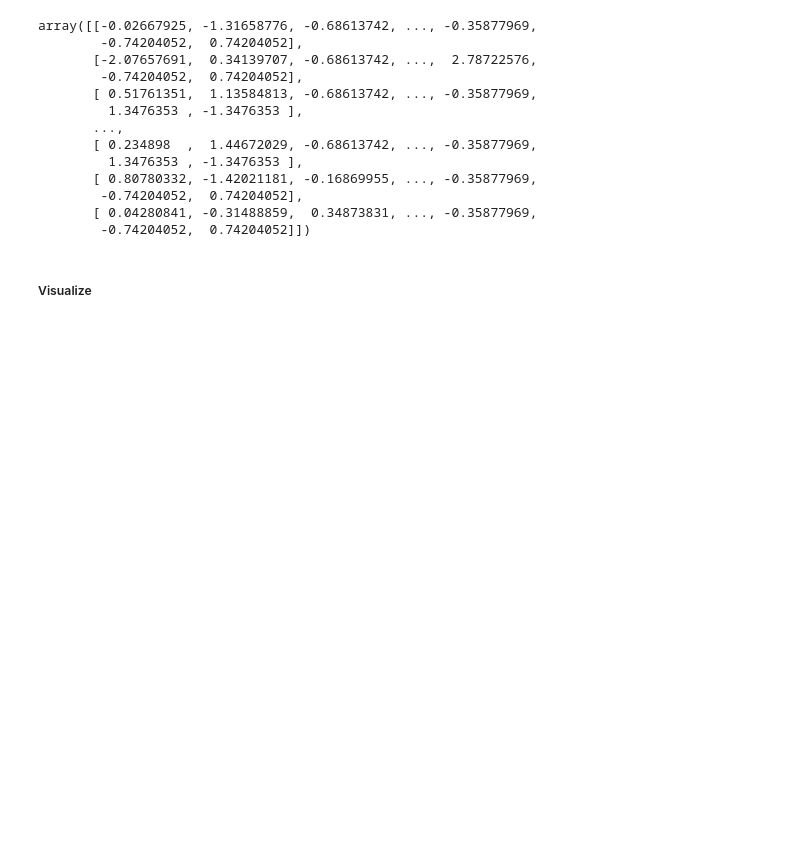
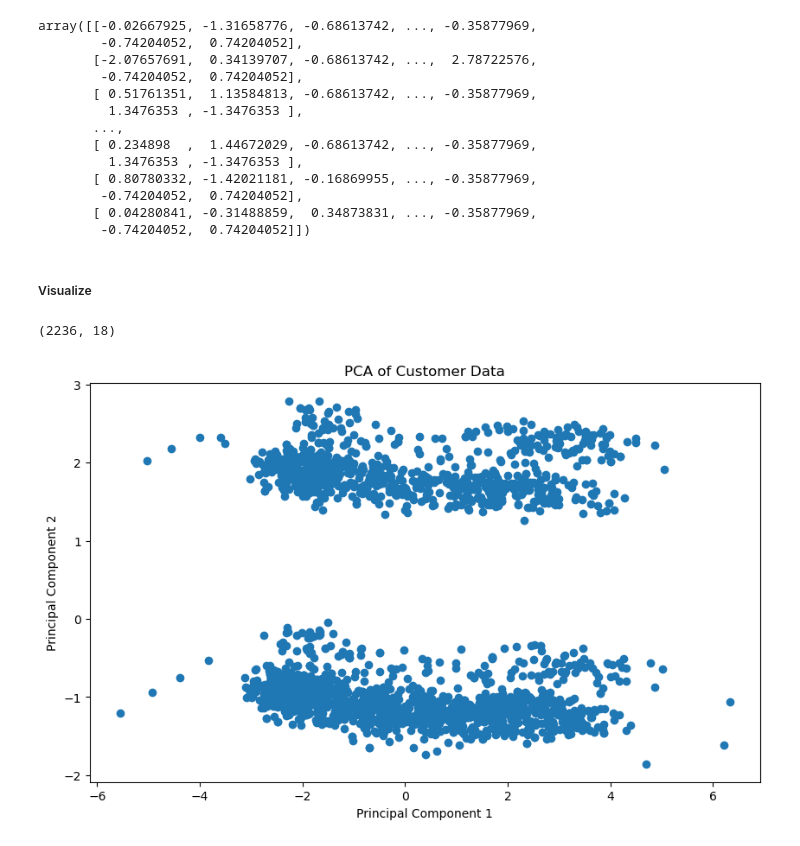
Before and after one commit to dilliram-code/Smart-cart-clustering-system, a Jupyter notebook: Data_cleaning/smart_cart_clustering.ipynb, the cells around one changed output. Drawn from its saved outputs; the diff is of its cells as text; code cells hidden in the pictures; blank space fills up the shorter version.

Commit message:
plot pca of customer data

```diff
--- a/Data_cleaning/smart_cart_clustering.ipynb
+++ b/Data_cleaning/smart_cart_clustering.ipynb
@@ -398,4 +416,21 @@ array([[-0.02667925, -1.31658776, -0.68613742, ..., -0.35877969,
 # %% [markdown]
 ##### Visualize
 # %%
-# tic tic tic
+X_scaled.shape
+# %% [output]
+(2236, 18)
+# %%
+# 2D
+from sklearn.decomposition import PCA
+pca = PCA(n_components=2)
+X_pca = pca.fit_transform(X_scaled)
+
+# plot
+plt.figure(figsize=(10,6))
+plt.scatter(X_pca[:, 0], X_pca[:, 1], alpha=1)
+plt.title("PCA of Customer Data")
+plt.xlabel("Principal Component 1")
+plt.ylabel("Principal Component 2")
+plt.show()
+# %% [output]
+[figure, added]
```
Also changed, not shown: parts of 1 cell of this notebook.
